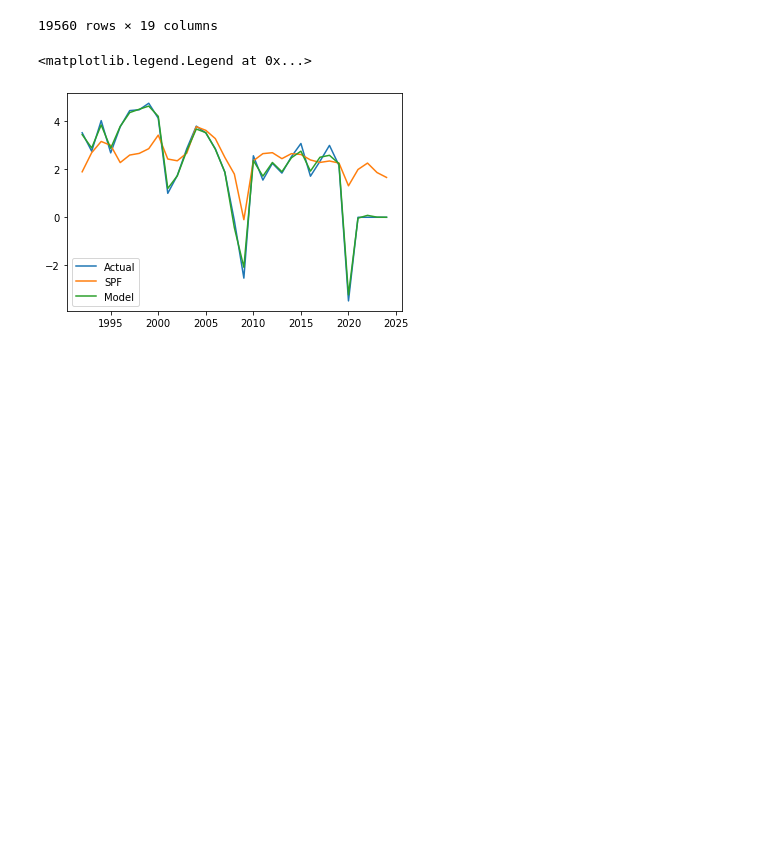
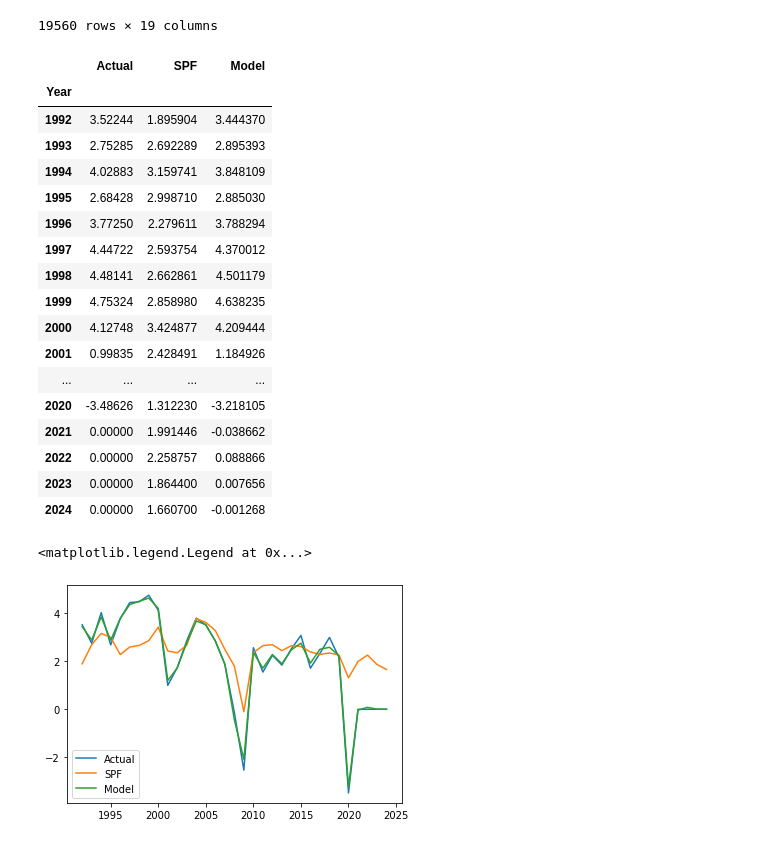
Before and after one commit to mbearw-berkeley/W210-Capstone, a Jupyter notebook: models/RegressionModel Class notebook.ipynb, the cells around one changed output. Drawn from its saved outputs; the diff is of its cells as text; code cells hidden in the pictures; blank space fills up the shorter version.

Commit message:
updating annual performance function

```diff
--- a/models/RegressionModel Class notebook.ipynb
+++ b/models/RegressionModel Class notebook.ipynb
@@ -177,6 +177,30 @@ class RegressionModel:
             data[measure] = self.get_predictions(measure)
         return pd.DataFrame(dict([ (self.name+" "+k,pd.Series(v)) for k,v in data.items()]))
 
+    def annual_performance(self, variable_name, measure, plot=True):
+        X_train,y_train = MeasureSplit(train,variable_name)
+        if self.validation:
+            X_test,y_test = MeasureSplit(val,variable_name)
+        else:
+            X_test,y_test = MeasureSplit(test,variable_name)
+
+        preds = self.get_predictions(measure)
+        actuals = val[val["INDICATOR"]==measure]['actual']
+        spf_preds = val[val["INDICATOR"]==measure]['pred_average']
+        years = val[val["INDICATOR"]==measure]['YEAR BEING FORECAST']
+        frame = pd.DataFrame({"Actual": actuals, "SPF": spf_preds, "Model": preds, "Year": years})
+        grouped = frame.groupby("Year").mean()
+
+        if plot == True:
+            plt.plot(grouped['Actual'])
+            plt.plot(grouped['SPF'])
+            plt.plot(grouped['Model'])
+            labels = ["Actual", "SPF", "Model"]
+            plt.legend(labels)
+            plt.show()
+
+        return grouped
+
     def perform_gridsearch(self,parameters):
 
         def find_optimal_model(variable_name):
@@ -192,3 +218,26 @@ class RegressionModel:
+# %%
+grouped = rf.annual_performance("RandomForest", "RealGDP")
+# %%
+grouped
+# %% [output]
+|  | Actual | SPF | Model |
+| Year |  |  |  |
+| 1992 | 3.52244 | 1.895904 | 3.444370 |
+| 1993 | 2.75285 | 2.692289 | 2.895393 |
+| 1994 | 4.02883 | 3.159741 | 3.848109 |
+| 1995 | 2.68428 | 2.998710 | 2.885030 |
+| 1996 | 3.77250 | 2.279611 | 3.788294 |
+| 1997 | 4.44722 | 2.593754 | 4.370012 |
+| 1998 | 4.48141 | 2.662861 | 4.501179 |
+| 1999 | 4.75324 | 2.858980 | 4.638235 |
+| 2000 | 4.12748 | 3.424877 | 4.209444 |
+| 2001 | 0.99835 | 2.428491 | 1.184926 |
+| ... | ... | ... | ... |
+| 2020 | -3.48626 | 1.312230 | -3.218105 |
+| 2021 | 0.00000 | 1.991446 | -0.038662 |
+| 2022 | 0.00000 | 2.258757 | 0.088866 |
+| 2023 | 0.00000 | 1.864400 | 0.007656 |
+| 2024 | 0.00000 | 1.660700 | -0.001268 |
 # %%
 xgboost = RegressionModel("XGBoost", XGBRegressor(verbosity=0))
 xg_preds = xgboost.get_predictions("RealGDP")
```
Also changed, not shown: parts of 3 cells of this notebook.
